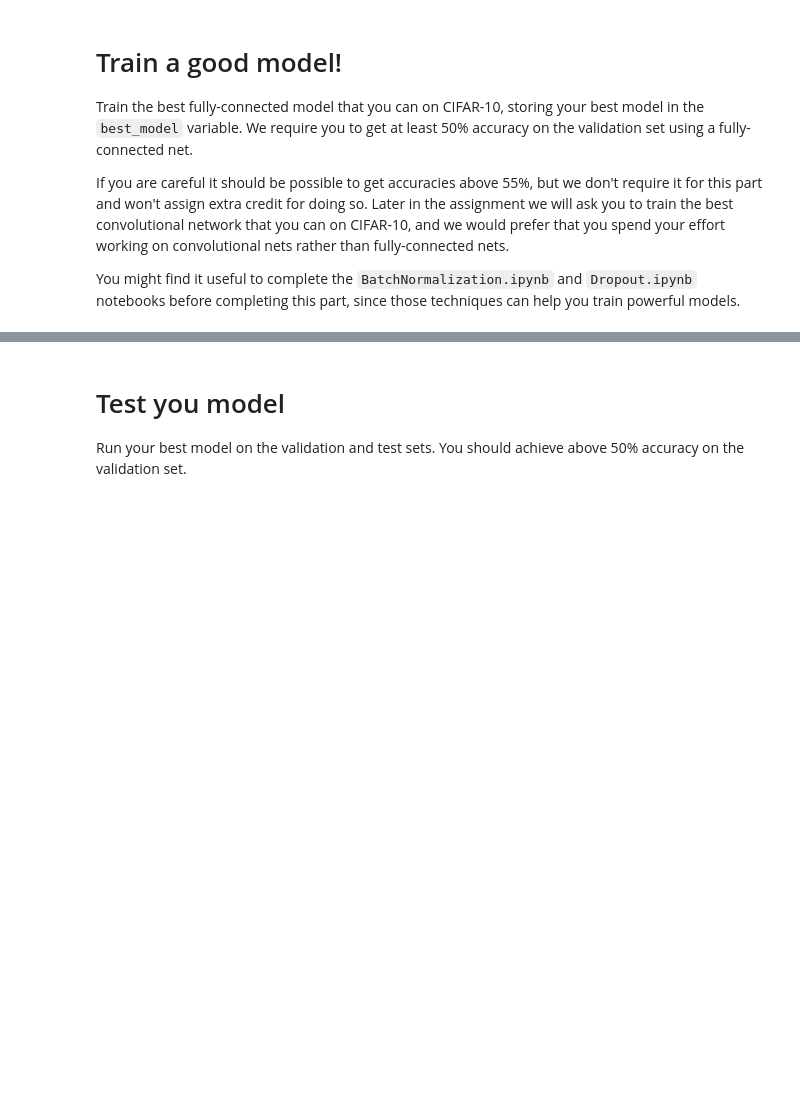
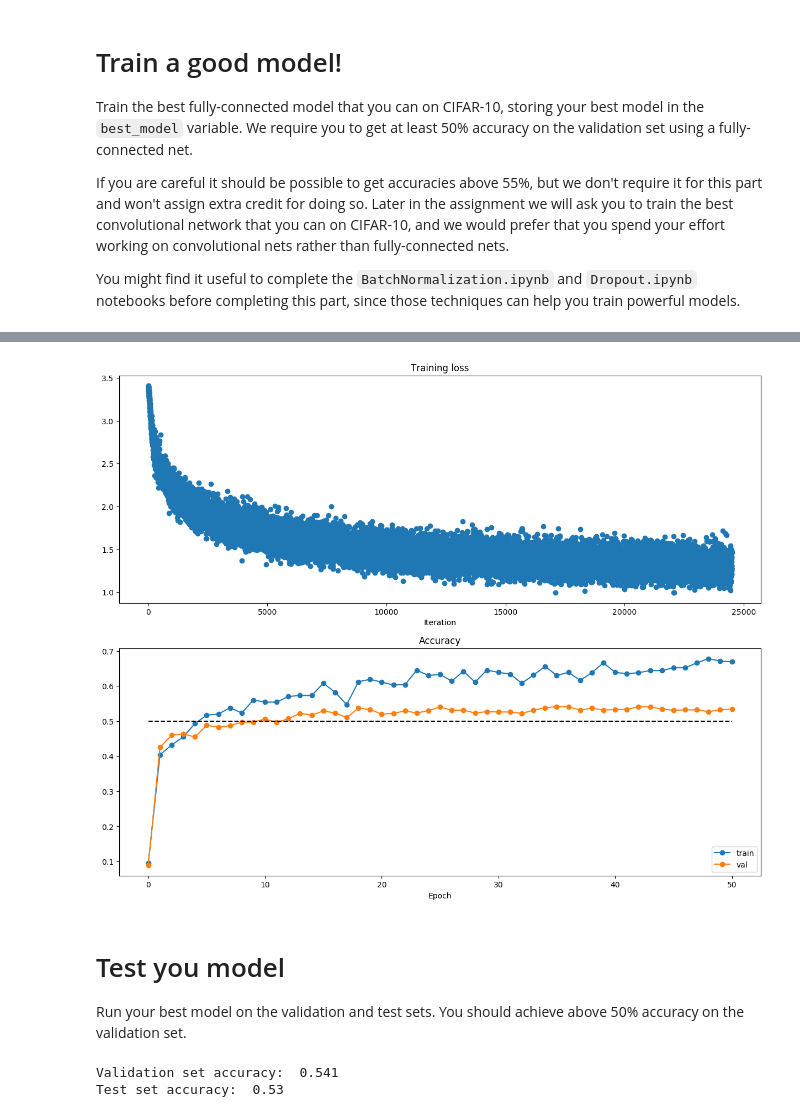
Before and after one commit to franklyd/cs231n-Convolutional-Neural-Networks, a Jupyter notebook: assignment2/FullyConnectedNets.ipynb, the cells around one changed output, grey strips where cells are left out. Drawn from its saved outputs; the diff is of its cells as text; code cells hidden in the pictures; blank space fills up the shorter version.

```diff
--- a/assignment2/FullyConnectedNets.ipynb
+++ b/assignment2/FullyConnectedNets.ipynb
@@ -741,7 +792,19 @@ best_model = None
 # batch normalization and dropout useful. Store your best model in the         #
 # best_model variable.                                                         #
 ################################################################################
-pass
+#set some information about the data
+D, H, C = 3*32*32, 100, 10
+std = np.sqrt(2.0/(D))
+model = FullyConnectedNet(input_dim=D, hidden_dims=[100,100,100,100], num_classes=C,reg=0.01,weight_scale=std)
+solver = Solver(model, data,
+                  update_rule='adam',
+                  optim_config={
+                    'learning_rate': 5e-5,
+                  },
+                  lr_decay=0.95,
+                  num_epochs=50, batch_size=100,
+                  print_every=100)
+solver.train()
 ################################################################################
 #                              END OF YOUR CODE                                #
 ################################################################################
@@ -748,3 +829,22 @@ pass
+# %%
+# Run this cell to visualize training loss and train / val accuracy
+
+plt.subplot(2, 1, 1)
+plt.title('Training loss')
+plt.plot(solver.loss_history, 'o')
+plt.xlabel('Iteration')
+
+plt.subplot(2, 1, 2)
+plt.title('Accuracy')
+plt.plot(solver.train_acc_history, '-o', label='train')
+plt.plot(solver.val_acc_history, '-o', label='val')
+plt.plot([0.5] * len(solver.val_acc_history), 'k--')
+plt.xlabel('Epoch')
+plt.legend(loc='lower right')
+plt.gcf().set_size_inches(15, 12)
+plt.show()
+# %% [output]
+[figure, added]
 # %% [markdown]
 # Test you model
 Run your best model on the validation and test sets. You should achieve above 50% accuracy on the validation set.
@@ -751,5 +856,9 @@ Run your best model on the validation and test sets. You should achieve above 50
 # %%
+best_model = model
 y_test_pred = np.argmax(best_model.loss(X_test), axis=1)
 y_val_pred = np.argmax(best_model.loss(X_val), axis=1)
 print 'Validation set accuracy: ', (y_val_pred == y_val).mean()
 print 'Test set accuracy: ', (y_test_pred == y_test).mean()
+# %% [output]
+Validation set accuracy:  0.541
+Test set accuracy:  0.53
```
Also changed, not shown: parts of 8 cells of this notebook, 1 other file.
